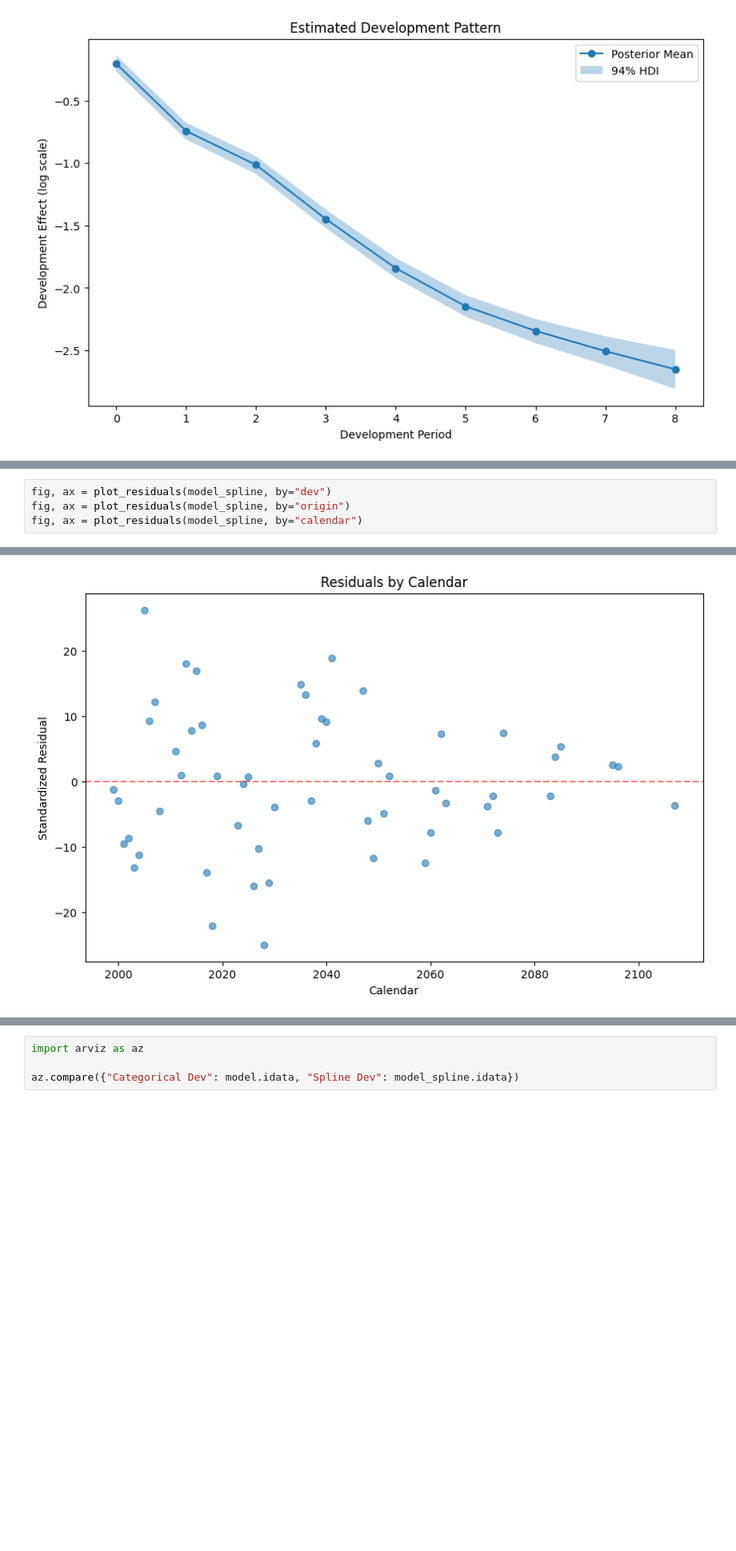
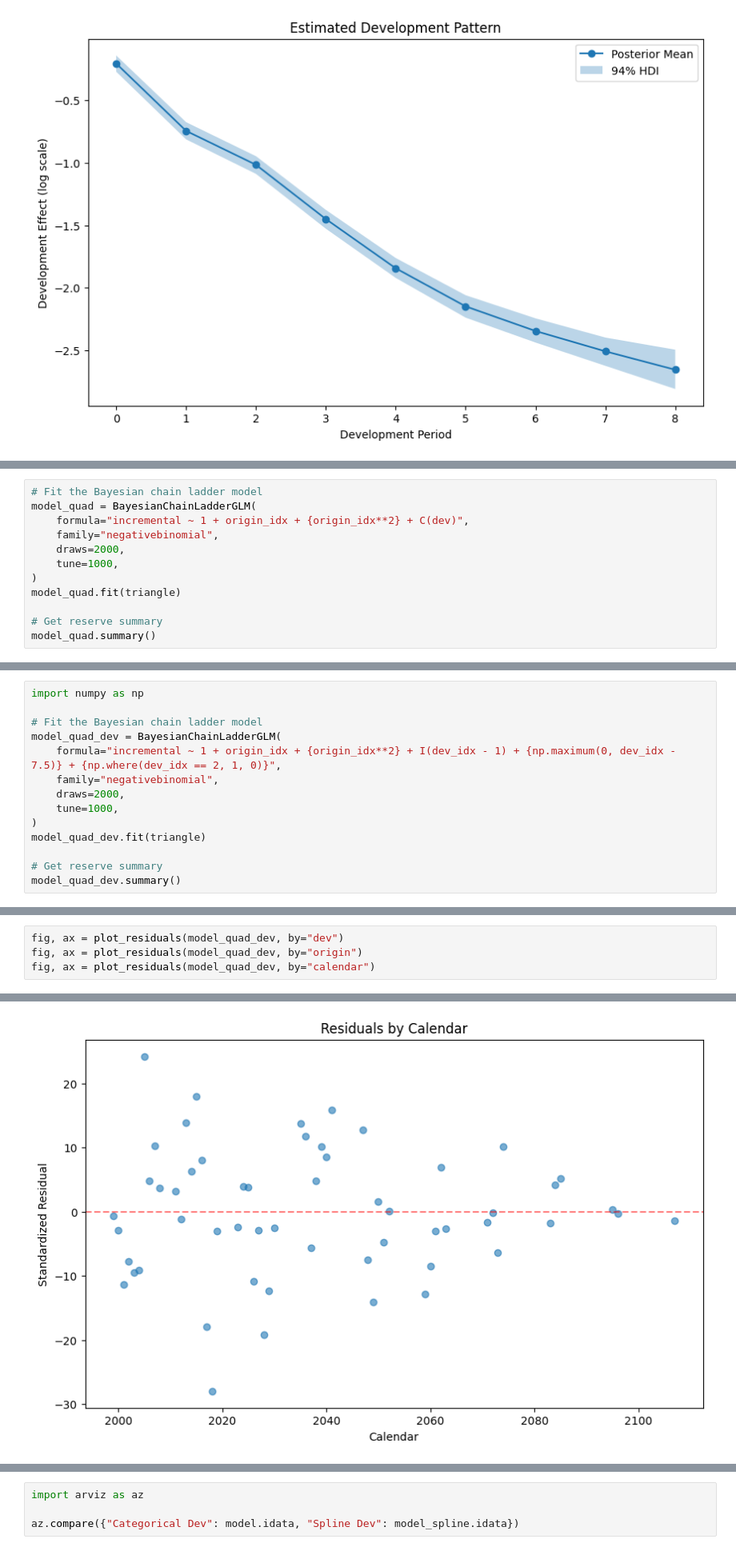
Before and after one commit to problemofpoints/bayesianchainladder, a Jupyter notebook: references/test-notebook.ipynb, the cells around one changed output, grey strips where cells are left out. Shown at 80% size. Drawn from its saved outputs; the diff is of its cells as text; blank space fills up the shorter version.

Commit message:
add more flexibility to patsy formula parsing

```diff
--- a/references/test-notebook.ipynb
+++ b/references/test-notebook.ipynb
@@ -139,0 +140,12 @@ Sampling 4 chains for 1_000 tune and 2_000 draw iterations (4_000 + 8_000 draws
+# %%
+# Fit the Bayesian chain ladder model
+model_quad = BayesianChainLadderGLM(
+    formula="incremental ~ 1 + origin_idx + {origin_idx**2} + C(dev)",
+    family="negativebinomial",
+    draws=2000,
+    tune=1000,
+)
+model_quad.fit(triangle)
+
+# Get reserve summary
+model_quad.summary()
@@ -139,0 +187,14 @@ Sampling 4 chains for 1_000 tune and 2_000 draw iterations (4_000 + 8_000 draws
+# %%
+import numpy as np
+
+# Fit the Bayesian chain ladder model
+model_quad_dev = BayesianChainLadderGLM(
+    formula="incremental ~ 1 + origin_idx + {origin_idx**2} + I(dev_idx - 1) + {np.maximum(0, dev_idx - 7.5)} + {np.where(dev_idx == 2, 1, 0)}",
+    family="negativebinomial",
+    draws=2000,
+    tune=1000,
+)
+model_quad_dev.fit(triangle)
+
+# Get reserve summary
+model_quad_dev.summary()
@@ -140,5 +230,5 @@ Sampling 4 chains for 1_000 tune and 2_000 draw iterations (4_000 + 8_000 draws
 # %%
-fig, ax = plot_residuals(model_spline, by="dev")
-fig, ax = plot_residuals(model_spline, by="origin")
-fig, ax = plot_residuals(model_spline, by="calendar")
+fig, ax = plot_residuals(model_quad_dev, by="dev")
+fig, ax = plot_residuals(model_quad_dev, by="origin")
+fig, ax = plot_residuals(model_quad_dev, by="calendar")
 # %% [output]
@@ -147,2 +237,2 @@ fig, ax = plot_residuals(model_spline, by="calendar")
-[figure, old version]
+[figure, new version]
 # %%
```
Also changed, not shown: parts of 10 cells of this notebook, 1 other file.
